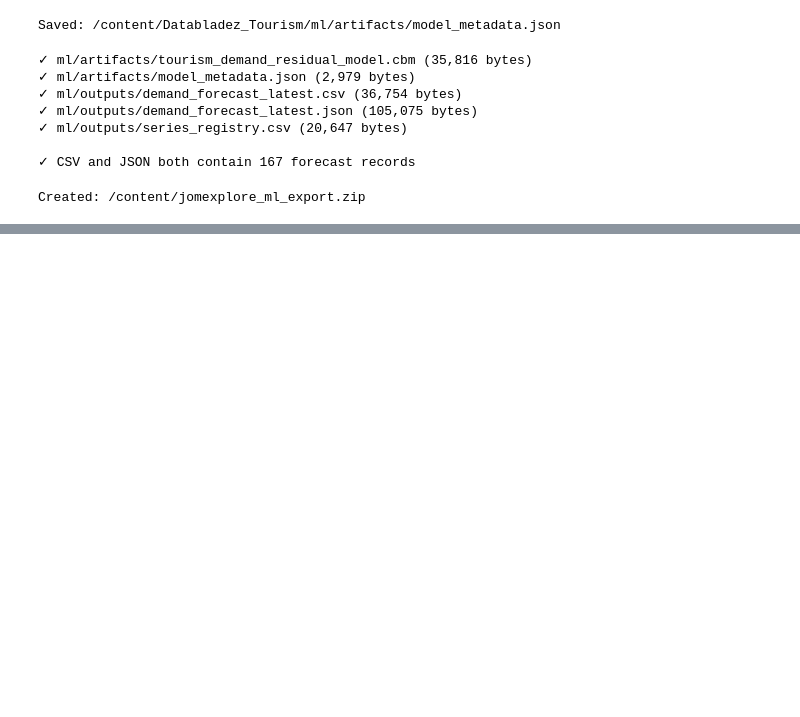
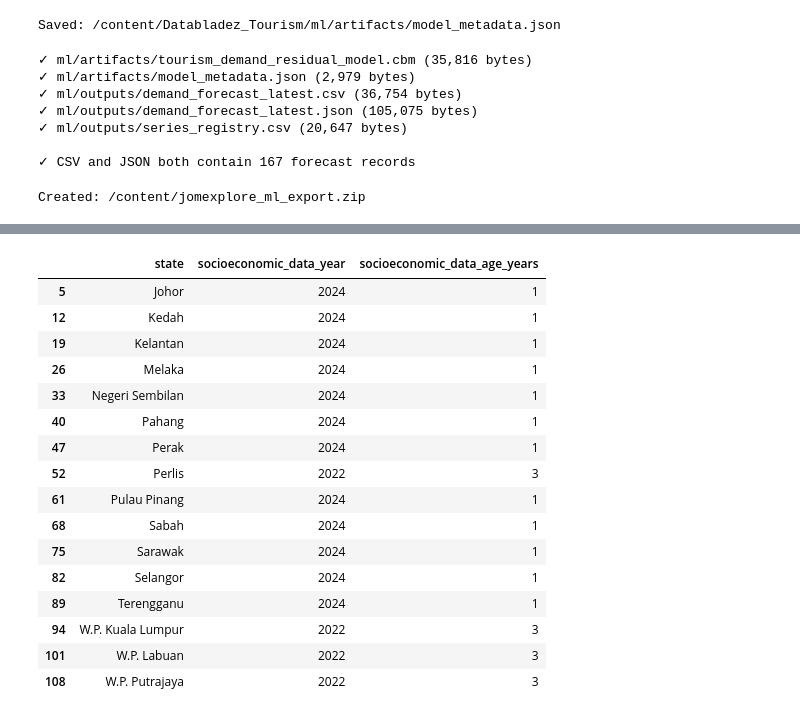
Before and after one commit to Nadsyuhamus/Databladez_Tourism, a Jupyter notebook: 01_data_audit.ipynb, the cells around one changed output, grey strips where cells are left out. Saved outputs shown, nothing was run; the diff lists cells and outputs as text; code cells hidden in the pictures; blank space fills up the shorter version.

```diff
--- a/01_data_audit.ipynb
+++ b/01_data_audit.ipynb
@@ -4360,0 +4494,37 @@ files.download(
+# %%
+socioeconomic_latest[
+    "socioeconomic_data_age_years"
+] = (
+    latest_tourism_year
+    - socioeconomic_latest[
+        "socioeconomic_data_year"
+    ]
+)
+
+display(
+    socioeconomic_latest[
+        [
+            "state",
+            "socioeconomic_data_year",
+            "socioeconomic_data_age_years",
+        ]
+    ].sort_values("state")
+)
+# %% [output]
+|  | state | socioeconomic_data_year | socioeconomic_data_age_years |
+| 5 | Johor | 2024 | 1 |
+| 12 | Kedah | 2024 | 1 |
+| 19 | Kelantan | 2024 | 1 |
+| 26 | Melaka | 2024 | 1 |
+| 33 | Negeri Sembilan | 2024 | 1 |
+| 40 | Pahang | 2024 | 1 |
+| 47 | Perak | 2024 | 1 |
+| 52 | Perlis | 2022 | 3 |
+| 61 | Pulau Pinang | 2024 | 1 |
+| 68 | Sabah | 2024 | 1 |
+| 75 | Sarawak | 2024 | 1 |
+| 82 | Selangor | 2024 | 1 |
+| 89 | Terengganu | 2024 | 1 |
+| 94 | W.P. Kuala Lumpur | 2022 | 3 |
+| 101 | W.P. Labuan | 2022 | 3 |
+| 108 | W.P. Putrajaya | 2022 | 3 |
```
Also changed, not shown: parts of 22 cells of this notebook.
